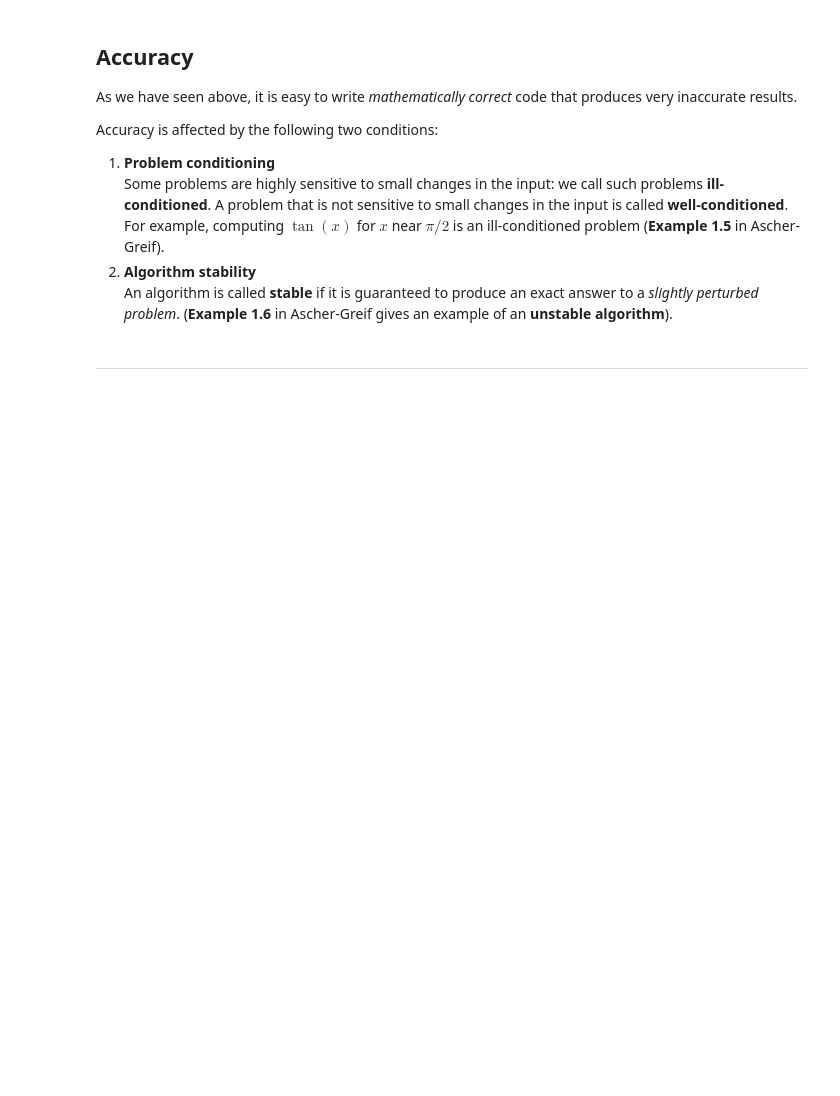
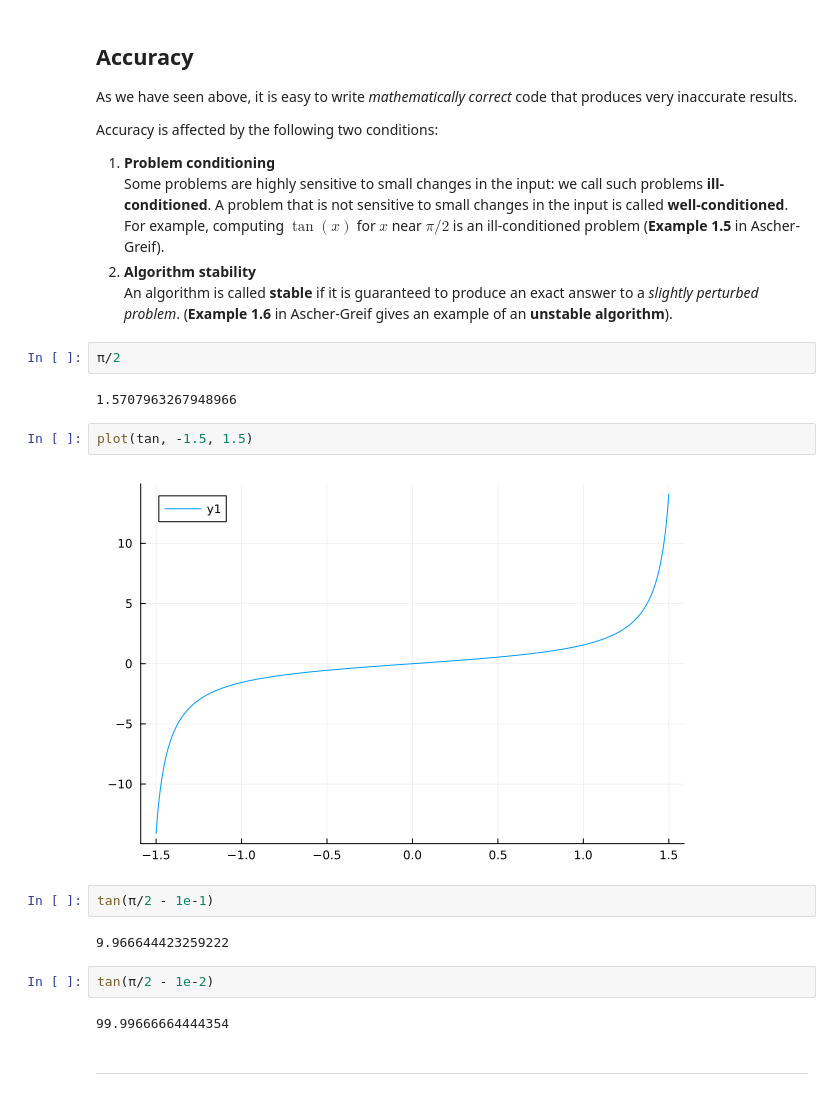
Before and after one commit to math435/20252-lecture-notes, a Jupyter notebook: chapter01/Chapter 01 - Numerical Algorithms.ipynb, the cells around one changed output. Drawn from its saved outputs; the diff is of its cells as text; blank space fills up the shorter version.

```diff
--- a/chapter01/Chapter 01 - Numerical Algorithms.ipynb
+++ b/chapter01/Chapter 01 - Numerical Algorithms.ipynb
@@ -413,6 +500,22 @@ Accuracy is affected by the following two conditions:
     Some problems are highly sensitive to small changes in the input: we call such problems **ill-conditioned**. A problem that is not sensitive to small changes in the input is called **well-conditioned**. For example, computing $\tan(x)$ for $x$ near $\pi/2$ is an ill-conditioned problem (**Example 1.5** in Ascher-Greif).
 2. **Algorithm stability**
     An algorithm is called **stable** if it is guaranteed to produce an exact answer to a *slightly perturbed problem*. (**Example 1.6** in Ascher-Greif gives an example of an **unstable algorithm**).
+# %%
+π/2
+# %% [output]
+1.5707963267948966
+# %%
+plot(tan, -1.5, 1.5)
+# %% [output]
+[figure, added]
+# %%
+tan(π/2 - 1e-1)
+# %% [output]
+9.966644423259222
+# %%
+tan(π/2 - 1e-2)
+# %% [output]
+99.99666664444354
 # %% [markdown]
 ---
 # %% [markdown]
```
Also changed, not shown: parts of 11 cells of this notebook.
